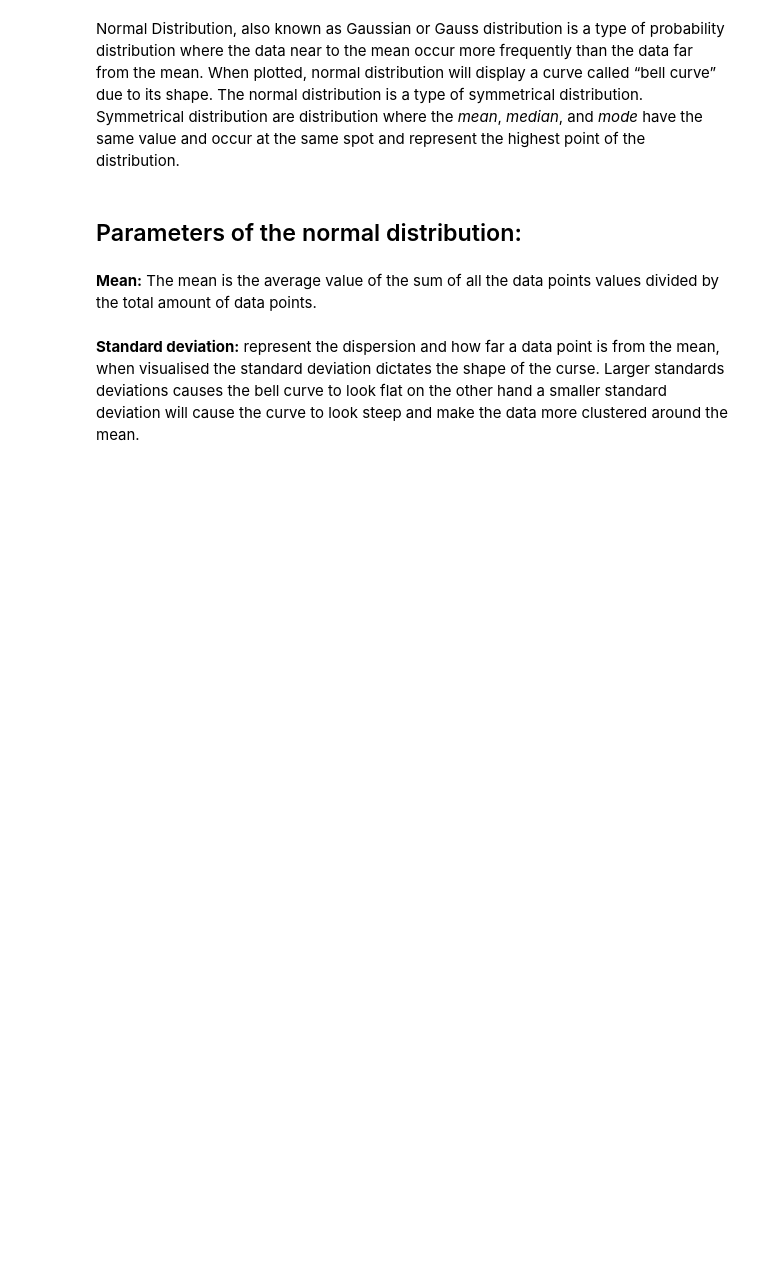
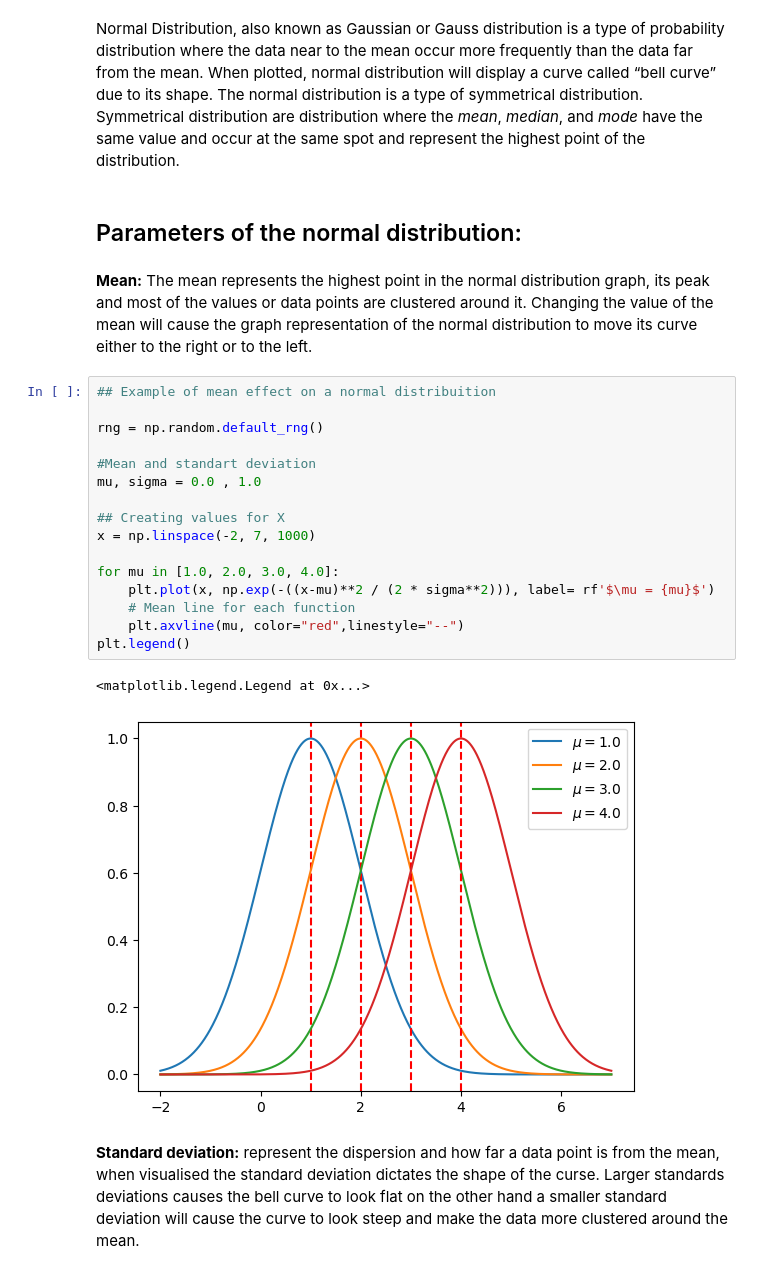
Before and after one commit to ReRiva/funddata-assessment, a Jupyter notebook: Assessment/normal-distribution-project.ipynb, the cells around one changed output. Saved outputs shown, nothing was run; the diff lists cells and outputs as text; blank space fills up the shorter version.

```diff
--- a/Assessment/normal-distribution-project.ipynb
+++ b/Assessment/normal-distribution-project.ipynb
@@ -10,7 +10,26 @@ Normal Distribution, also known as Gaussian or Gauss distribution is a type of p
 # %% [markdown]
 ## Parameters of the normal distribution:
 # %% [markdown]
-**Mean:** The mean is the average value of the sum of all the data points values divided by the total amount of data points.
+**Mean:** The mean represents the highest point in the normal distribution graph, its peak and most of the values or data points are clustered around it. Changing the value of the mean will cause the graph representation of the normal distribution to move its curve either to the right or to the left.
+# %%
+## Example of mean effect on a normal distribuition
+
+rng = np.random.default_rng()
+
+#Mean and standart deviation
+mu, sigma = 0.0 , 1.0
+
+## Creating values for X
+x = np.linspace(-2, 7, 1000)
+
+for mu in [1.0, 2.0, 3.0, 4.0]:
+    plt.plot(x, np.exp(-((x-mu)**2 / (2 * sigma**2))), label= rf'$\mu = {mu}$')
+    # Mean line for each function
+    plt.axvline(mu, color="red",linestyle="--")
+plt.legend()
+# %% [output]
+<matplotlib.legend.Legend at 0x...>
+[figure, added]
 # %% [markdown]
 **Standard deviation:** represent the dispersion and how far a data point is from the mean, when visualised the standard deviation dictates the shape of the curse. Larger standards deviations causes the bell curve to look flat on the other hand a smaller standard deviation will cause the curve to look steep and make the data more clustered around the mean.
 # %%
```
Also changed, not shown: parts of 3 cells of this notebook.
